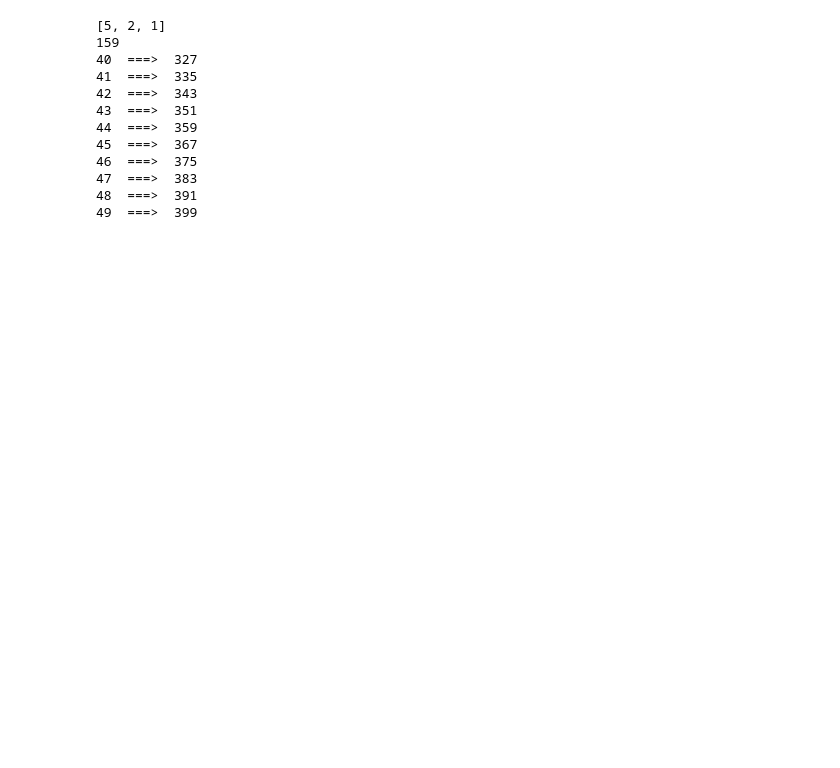
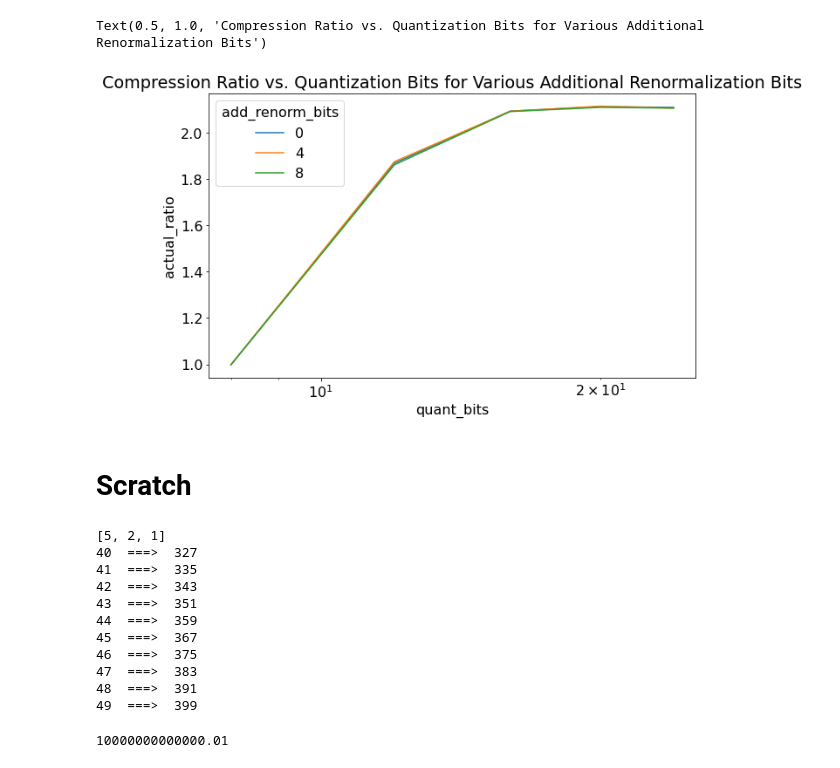
Before and after one commit to bjlkeng/sandbox, a Jupyter notebook: ans/rans_benchmark.ipynb, the cells around one changed output. Drawn from its saved outputs; the diff is of its cells as text; code cells hidden in the pictures; blank space fills up the shorter version.

```diff
--- a/ans/rans_benchmark.ipynb
+++ b/ans/rans_benchmark.ipynb
@@ -187,0 +92,11 @@ np.log2(51)
+# %%
+plt.rcParams.update({'font.size': 16})
+fig, ax = plt.subplots(figsize=(10, 6))
+num_lines = len(set(df['label']))
+sns.lineplot(ax=ax, data=df, x='length_symbol', y='actual_ratio', hue='label',
+             palette=sns.color_palette("tab10", n_colors=len(set(df['label']))))
+sns.lineplot(ax=ax, data=df, x='length_symbol', y='ideal_ratio', hue='label', style=[1] * len(df),
+             palette=sns.color_palette("tab10", n_colors=num_lines),
+             dashes=[(1, 1)], legend=False)
+ax.set(xscale='log')
+plt.title('Compression Ratio vs. Message Length for Various Distributions')
@@ -187,0 +108,18 @@ np.log2(51)
+# %%
+alpha = [str(x + 1) for x in (range(256))]
+quant_bits = 15
+renorm_bits = 24
+N = 50
+msg_len = 1000
+label = 'power_50'
+
+experiments = []
+for quant_bits in [8, 12, 16, 20, 24]:
+    for renorm_add in [0, 4, 8]:
+        renorm_bits = quant_bits + renorm_add
+        freqs = norm_freqs([x**50 for x in range(1, 257)], quant_bits)
+        d = run_trial(freqs, label, msg_len, N=N, quant_bits=quant_bits, renorm_bits=renorm_bits, ALPHABET=alpha)
+        experiments.append(d)
+
+df = pd.DataFrame(experiments)
+df.head()
@@ -188,11 +133,26 @@ np.log2(51)
+# %%
+plt.rcParams.update({'font.size': 16})
+fig, ax = plt.subplots(figsize=(10, 6))
+num_lines = len(set(df['label']))
+df['add_renorm_bits'] = df['renorm_bits'] - df['quant_bits']
+sns.lineplot(ax=ax, data=df, x='quant_bits', y='actual_ratio', hue='add_renorm_bits',
+             palette=sns.color_palette("tab10", n_colors=len(set(df['add_renorm_bits']))))
+ax.set(xscale='log')
+plt.title('Compression Ratio vs. Quantization Bits for Various Additional Renormalization Bits')
+# %% [output]
+Text(0.5, 1.0, 'Compression Ratio vs. Quantization Bits for Various Additional Renormalization Bits')
+[figure, added]
+# %% [markdown]
+# Scratch
 # %%
+from math import floor
+
 freqs = [5, 2, 1]
 CDF = [sum(freqs[:0]), sum(freqs[:1]), sum(freqs[:2]), sum(freqs)]
 n = 3
 
 # C(x, s)
 print(freqs)
-print(x)
 s=2
 for x in range(40, 50):
     #print(floor(x / freqs[s]), (floor(x / freqs[s]) << n), (x % freqs[s]), CDF[s])
@@ -201,7 +161,6 @@ for x in range(40, 50):
     print(prex, " ===> ", x)
 # %% [output]
 [5, 2, 1]
-159
 40  ===>  327
 41  ===>  335
 42  ===>  343
@@ -212,3 +171,7 @@ for x in range(40, 50):
 47  ===>  383
 48  ===>  391
 49  ===>  399
+# %%
+(0.001 + 0.1 - 0.1) * 10000000000000000
+# %% [output]
+10000000000000.01
```
Also changed, not shown: parts of 16 cells of this notebook, 2 other files.
